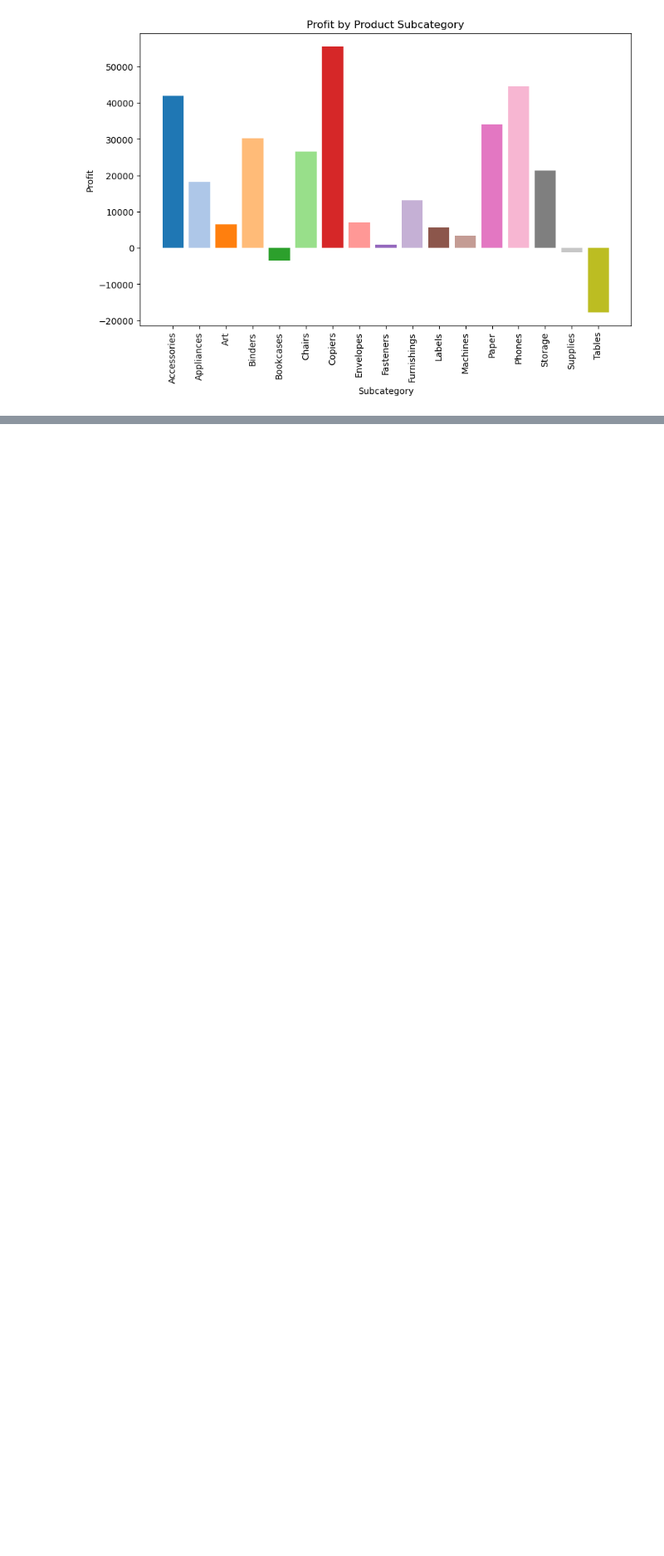
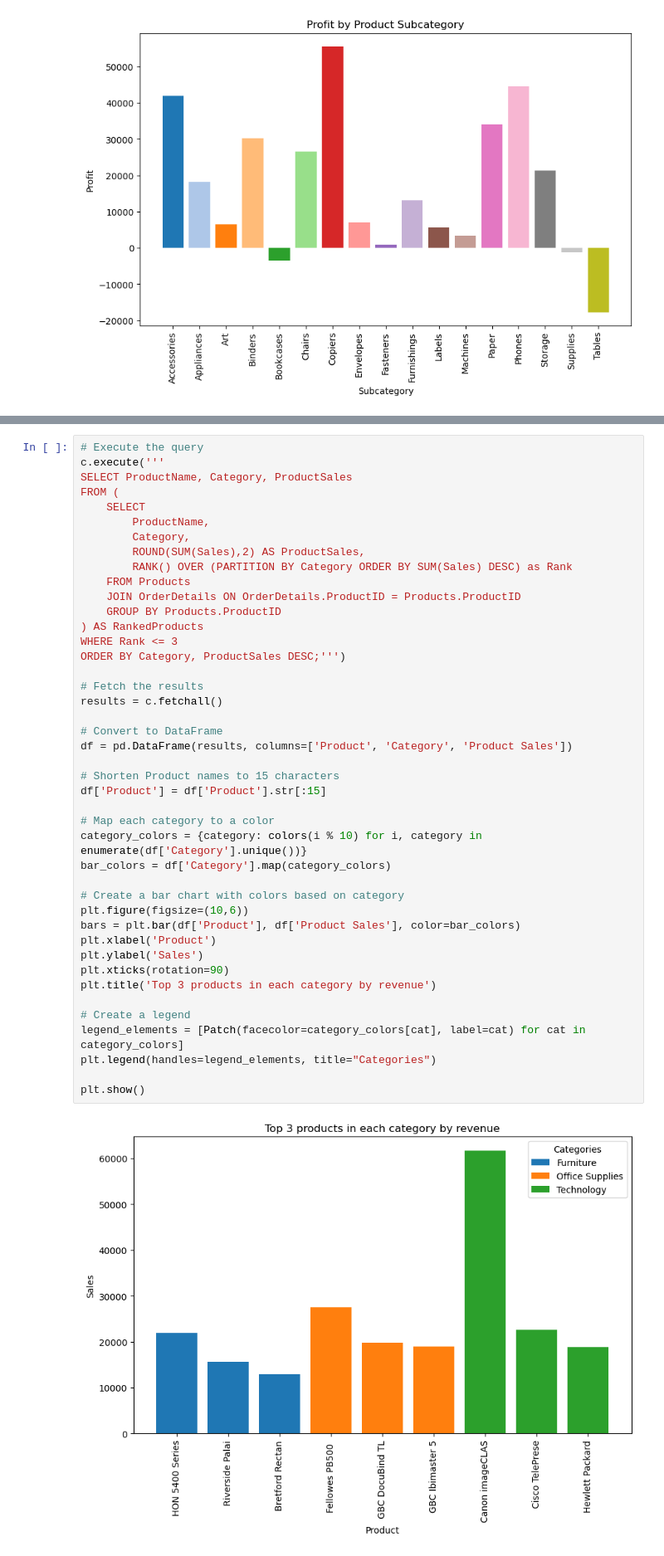
Before and after one commit to Paul-Sabin/E-Commerce, a Jupyter notebook: queries2.ipynb, the cells around one changed output, grey strips where cells are left out. Shown at 83% size. Drawn from its saved outputs; the diff is of its cells as text; blank space fills up the shorter version.

```diff
--- a/queries2.ipynb
+++ b/queries2.ipynb
@@ -91,0 +122,45 @@ plt.show()
+# %%
+# Execute the query
+c.execute('''
+SELECT ProductName, Category, ProductSales
+FROM (
+    SELECT
+        ProductName,
+        Category,
+        ROUND(SUM(Sales),2) AS ProductSales,
+        RANK() OVER (PARTITION BY Category ORDER BY SUM(Sales) DESC) as Rank
+    FROM Products
+    JOIN OrderDetails ON OrderDetails.ProductID = Products.ProductID
+	GROUP BY Products.ProductID
+) AS RankedProducts
+WHERE Rank <= 3
+ORDER BY Category, ProductSales DESC;''')
+
+# Fetch the results
+results = c.fetchall()
+
+# Convert to DataFrame
+df = pd.DataFrame(results, columns=['Product', 'Category', 'Product Sales'])
+
+# Shorten Product names to 15 characters
+df['Product'] = df['Product'].str[:15]
+
+# Map each category to a color
+category_colors = {category: colors(i % 10) for i, category in enumerate(df['Category'].unique())}
+bar_colors = df['Category'].map(category_colors)
+
+# Create a bar chart with colors based on category
+plt.figure(figsize=(10,6))
+bars = plt.bar(df['Product'], df['Product Sales'], color=bar_colors)
+plt.xlabel('Product')
+plt.ylabel('Sales')
+plt.xticks(rotation=90)
+plt.title('Top 3 products in each category by revenue')
+
+# Create a legend
+legend_elements = [Patch(facecolor=category_colors[cat], label=cat) for cat in category_colors]
+plt.legend(handles=legend_elements, title="Categories")
+
+plt.show()
+# %% [output]
+[figure, added]
```
Also changed, not shown: parts of 4 cells of this notebook.
